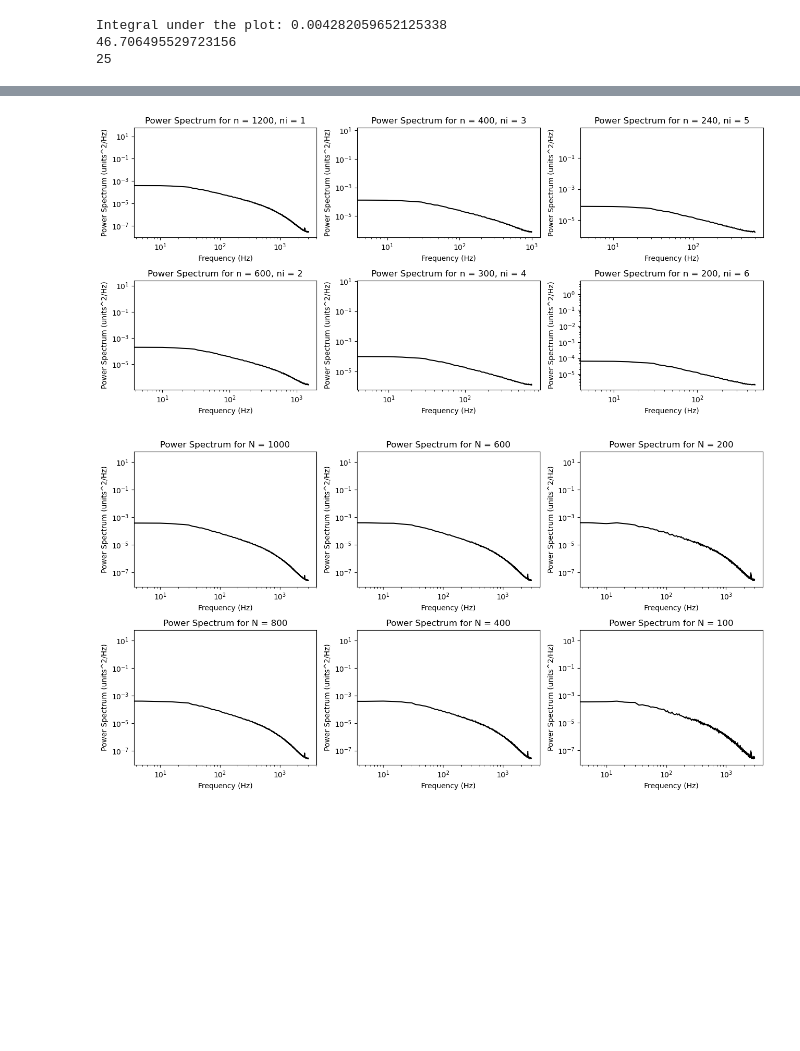
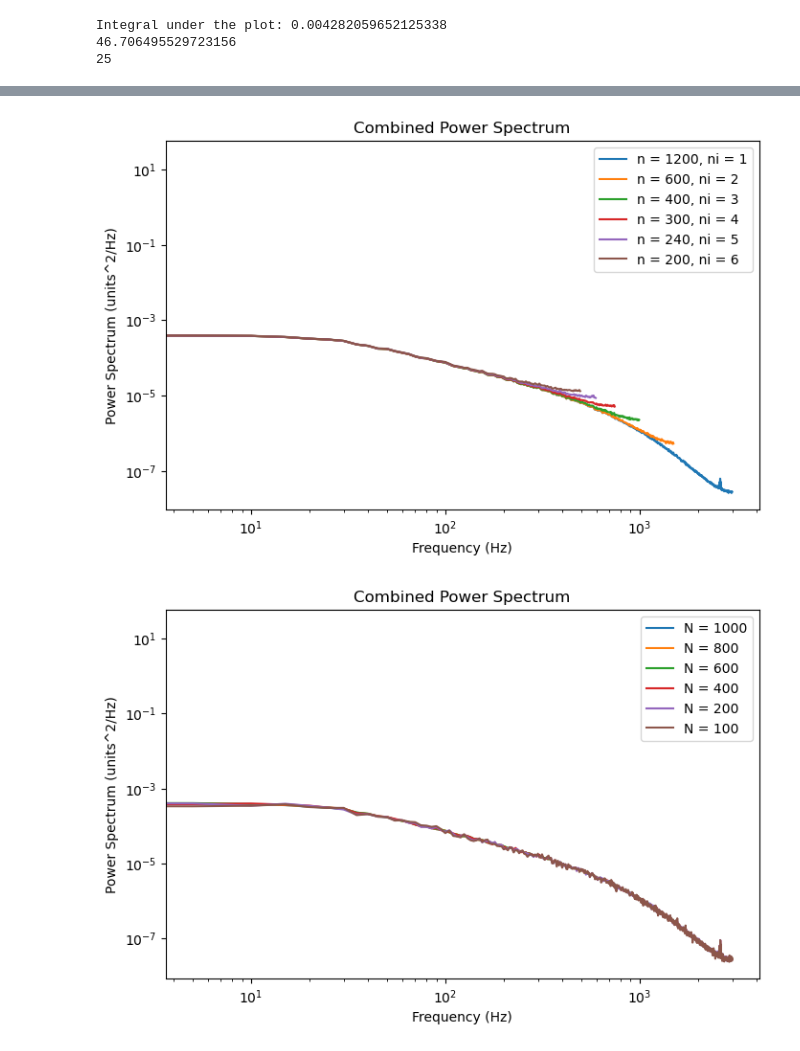
Before and after one commit to VictorLier/ExperimentalFluid, a Jupyter notebook: Signal_processing/Signal_processingn_marc.ipynb, the cells around one changed output, grey strips where cells are left out. Saved outputs shown, nothing was run; the diff lists cells and outputs as text; code cells hidden in the pictures; blank space fills up the shorter version.

```diff
--- a/Signal_processing/Signal_processingn_marc.ipynb
+++ b/Signal_processing/Signal_processingn_marc.ipynb
@@ -81,29 +75,28 @@ plt.show()
 # %%
-fig, axs = plt.subplots(2, 3, figsize=(13, 6))
 
-for i, ni in enumerate([1,2, 3, 4, 5,6]):
-    n_val = int(n/ni)
-    S_all = np.zeros((n_val//2, nblock))
-    f = np.arange(n_val) / (n_val * dt*ni)
+fig, ax = plt.subplots(figsize=(8, 5))
+
+for i, ni in enumerate([1, 2, 3, 4, 5, 6]):
+    n_val = int(n / ni)
+    S_all = np.zeros((n_val // 2, nblock))
+    f = np.arange(n_val) / (n_val * dt * ni)
 
     for j in range(nblock):
-        uft = dt * np.fft.fft(u[::ni, j])
-        S = uft * uft.conjugate() / (n_val * dt)
-        S_all[:, j] = S[0:n_val//2].real
+        uft = dt*ni * np.fft.fft(u[::ni, j])
+        S = uft * uft.conjugate() / (n_val * dt*ni)
+        S_all[:, j] = S[0:n_val // 2].real
 
-    row = i // 2
-    col = i % 2
-    axs[col, row].loglog(f[0:n_val//2], np.mean(S_all[:, :],axis=1), 'k-')
-    axs[col, row].set_xlabel('Frequency (Hz)')
-    axs[col, row].set_ylabel('Power Spectrum (units^2/Hz)')
-    axs[col, row].set_title(f'Power Spectrum for n = {n_val}, ni = {ni}')
+    ax.loglog(f[0:n_val // 2], np.mean(S_all[:, :], axis=1), label=f'n = {n_val}, ni = {ni}')
 
-plt.tight_layout()
+ax.set_xlabel('Frequency (Hz)')
+ax.set_ylabel('Power Spectrum (units^2/Hz)')
+ax.set_title('Combined Power Spectrum')
+ax.legend()
 plt.show()
 # %% [output]
-[figure, old version]
+[figure, new version]
 # %%
-fig, axs = plt.subplots(2, 3, figsize=(13, 7))
+fig, ax = plt.subplots(figsize=(8, 5))
 
 for i, nblock in enumerate([1000, 800, 600, 400, 200, 100]):
     n_val = n
@@ -115,14 +108,12 @@ for i, nblock in enumerate([1000, 800, 600, 400, 200, 100]):
         S = uft * uft.conjugate() / (n_val * dt)
         S_all[:, j] = S[0:n_val//2].real
 
-    row = i // 2
-    col = i % 2
-    axs[col, row].loglog(f[0:n_val//2], np.mean(S_all[:, :],axis=1), 'k-')
-    axs[col, row].set_xlabel('Frequency (Hz)')
-    axs[col, row].set_ylabel('Power Spectrum (units^2/Hz)')
-    axs[col, row].set_title(f'Power Spectrum for N = {nblock}')
+    ax.loglog(f[0:n_val//2], np.mean(S_all[:, :],axis=1), label=f'N = {nblock}')
 
-plt.tight_layout()
+ax.set_xlabel('Frequency (Hz)')
+ax.set_ylabel('Power Spectrum (units^2/Hz)')
+ax.set_title('Combined Power Spectrum')
+ax.legend()
 plt.show()
 # %% [output]
-[figure, old version]
+[figure, new version]
```
Also changed, not shown: parts of 2 cells of this notebook, 2 other files.
